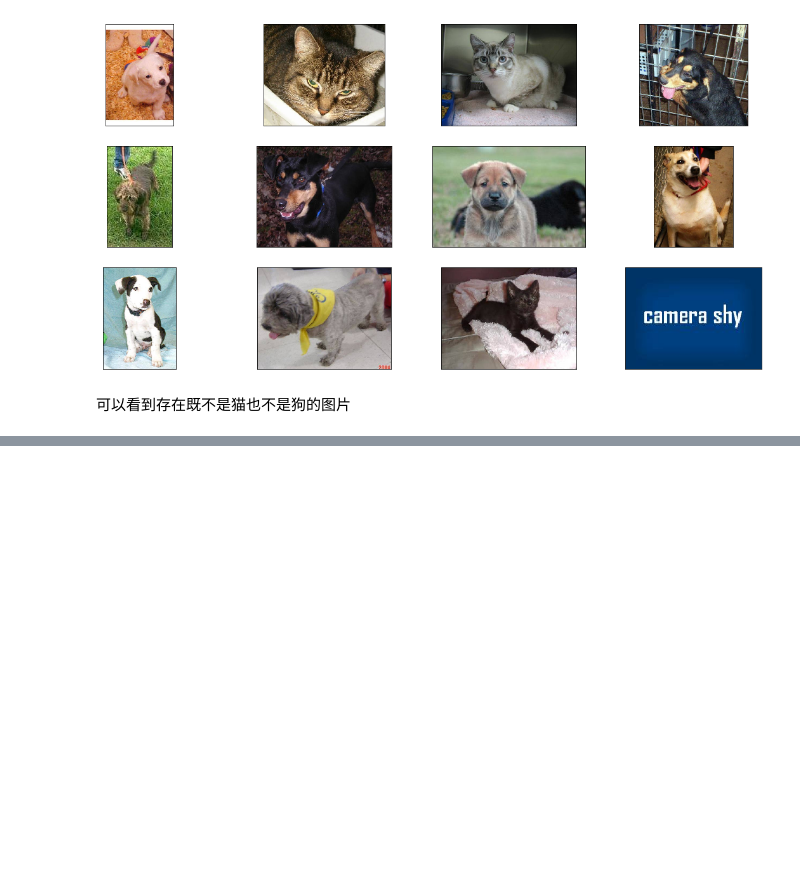
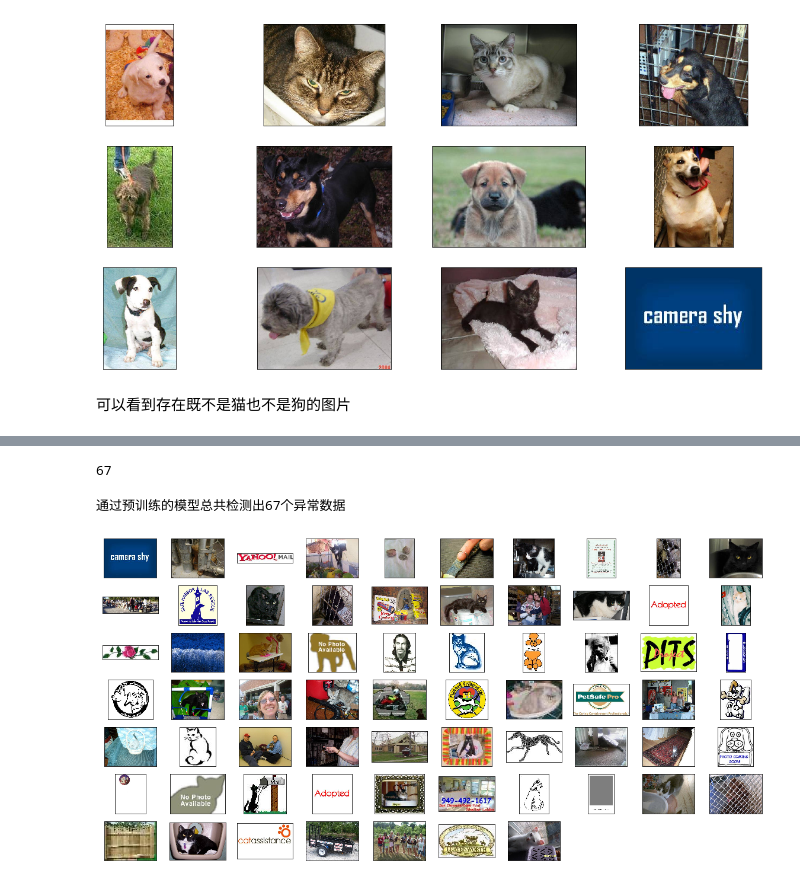
Before and after one commit to 981935539/udacity_project, a Jupyter notebook: data_analysis.ipynb, the cells around one changed output, grey strips where cells are left out. Saved outputs shown, nothing was run; the diff lists cells and outputs as text; code cells hidden in the pictures; blank space fills up the shorter version.

```diff
--- a/data_analysis.ipynb
+++ b/data_analysis.ipynb
@@ -106,0 +154,52 @@ for i in range(12):
+# %%
+def path_to_tensor(img_path):
+    # 用PIL加载RGB图像为PIL.Image.Image类型
+    img = image.load_img(img_path, target_size=(299, 299))
+    # 将PIL.Image.Image类型转化为格式为(299, 299, 3)的3维张量
+    x = image.img_to_array(img)
+    # 将3维张量转化为格式为(1, 299, 299, 3)的4维张量并返回
+    return np.expand_dims(x, axis=0)
+
+def paths_to_tensor(img_paths):
+    list_of_tensors = [path_to_tensor(img_path) for img_path in tqdm(img_paths)]
+    return np.vstack(list_of_tensors)
+# %%
+from keras.applications.xception import Xception, preprocess_input, decode_predictions
+from keras.preprocessing import image
+import numpy as np
+from tqdm import tqdm
+
+model = Xception(weights='imagenet')
+
+train_tensors = preprocess_input(paths_to_tensor(train_files))
+
+preds = model.predict(train_tensors)
+# decode the results into a list of tuples (class, description, probability)
+# (one such list for each sample in the batch)
+# print('Predicted:', decode_predictions(preds, top=3)[0])
+# Predicted: [(u'n02504013', u'Indian_elephant', 0.82658225), (u'n01871265', u'tusker', 0.1122357), (u'n02504458', u'African_elephant', 0.061040461)]
+# %%
+predictions = decode_predictions(preds, top=20)
+# %%
+error_files = []
+for i, breed in enumerate(predictions):
+    aa = np.array(breed)[:,0]
+    if not(set(aa.tolist()) & dogs_cats):
+        error_files.append(train_files[i])
+# %%
+len(error_files)
+# %% [output]
+67
+# %%
+def visualize_img(img_path, ax):
+    img = cv2.imread(img_path)
+    ax.imshow(cv2.cvtColor(img, cv2.COLOR_BGR2RGB))
+
+fig = plt.figure(figsize=(20, 10))
+for i in range(67):
+    ax = fig.add_subplot(7, 10, i + 1, xticks=[], yticks=[])
+    visualize_img(error_files[i], ax)
+print("通过预训练的模型总共检测出{}个异常数据".format(len(error_files)))
+# %% [output]
+通过预训练的模型总共检测出67个异常数据
+[figure, added]
```
Also changed, not shown: parts of 7 cells of this notebook, 3 other files.
